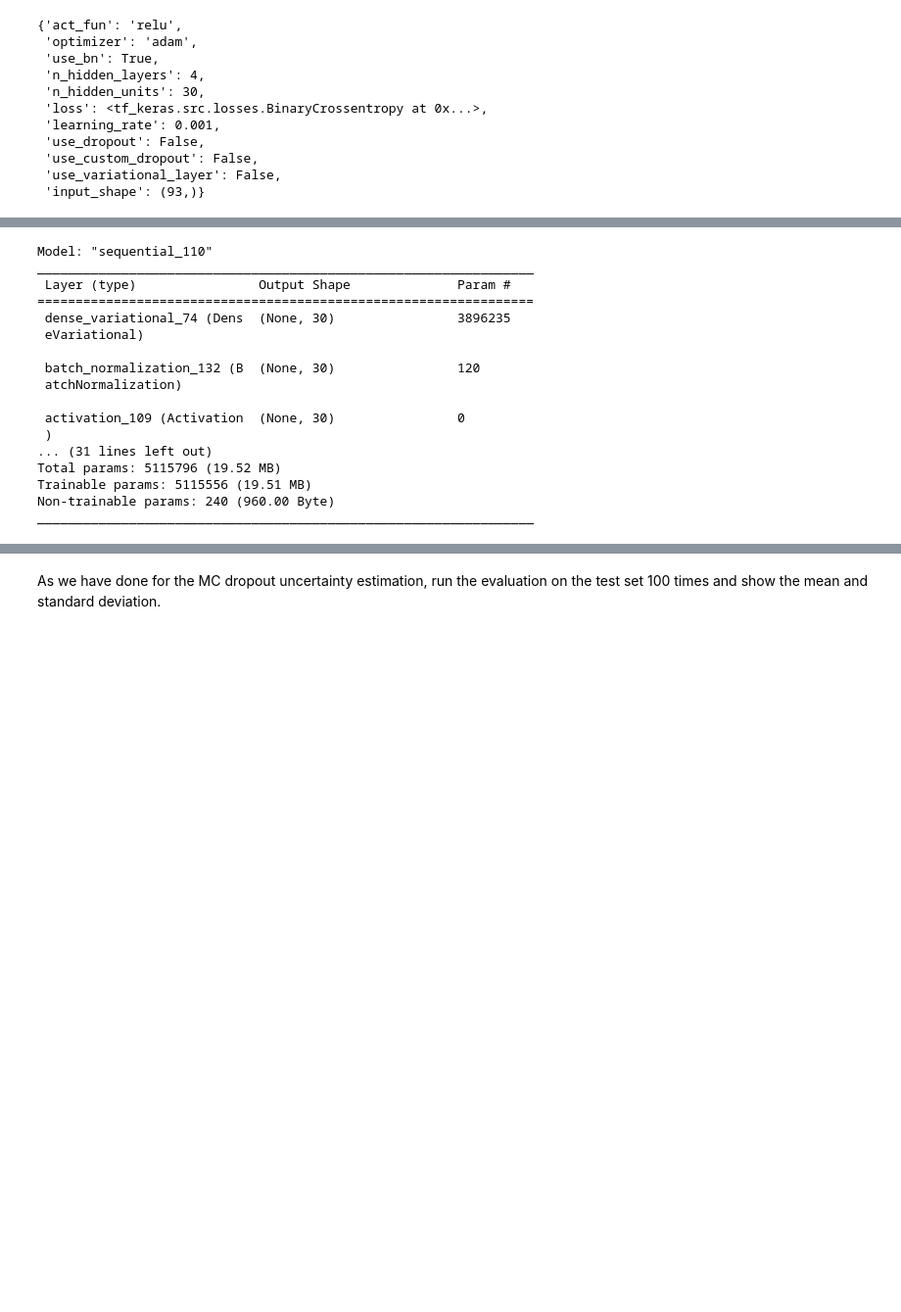
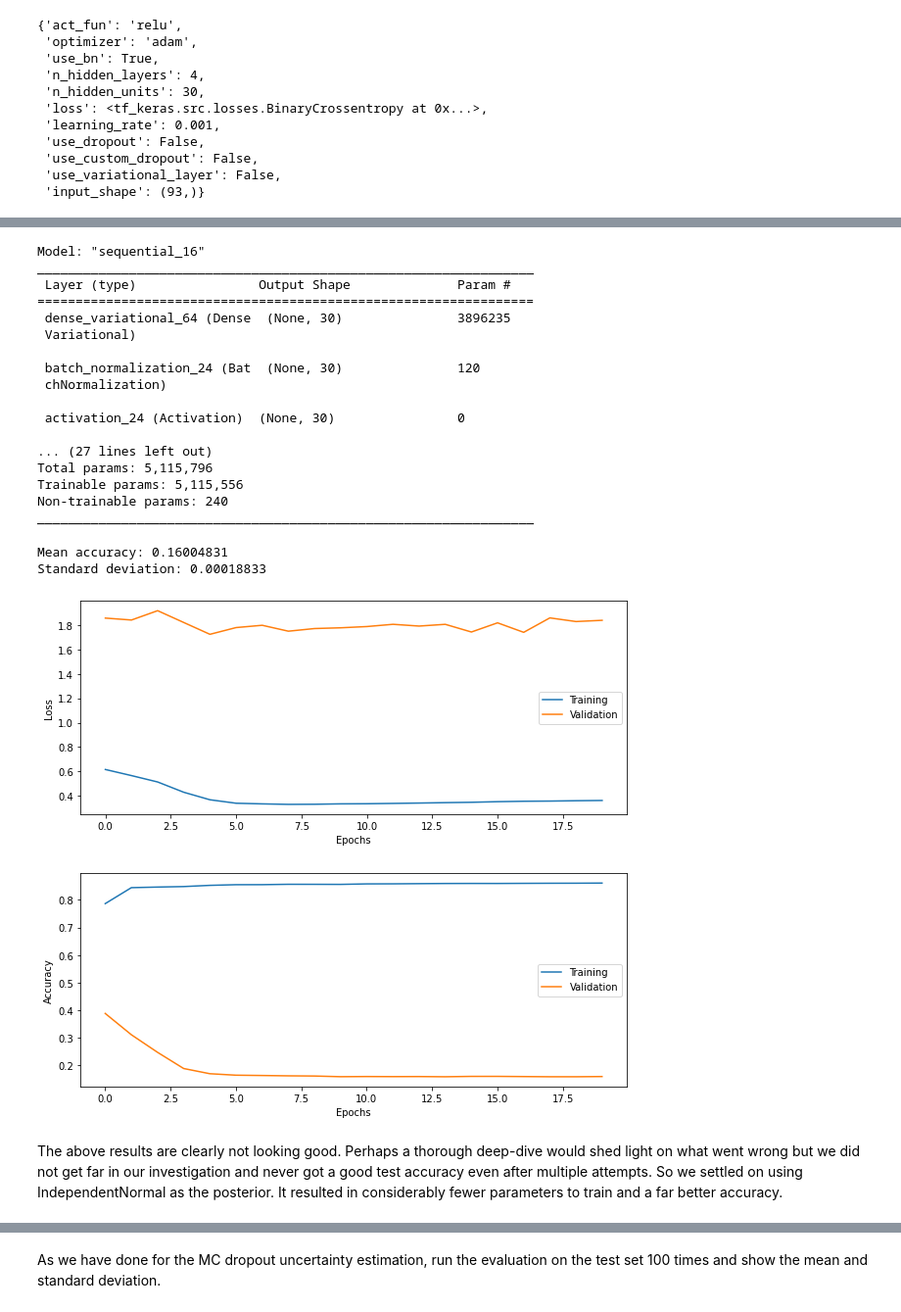
Before and after one commit to njmurov-ux/DLLabs, a Jupyter notebook: Lab 2/DNN_Lab.ipynb, the cells around one changed output, grey strips where cells are left out. Shown at 98% size. Cells and saved outputs as stored; diff of their text form; code cells hidden in the pictures; blank space fills up the shorter version.

Commit message:
Lab 2 - Use IndependentNormal as posterior

```diff
--- a/Lab 2/DNN_Lab.ipynb
+++ b/Lab 2/DNN_Lab.ipynb
@@ -1333,7 +1335,7 @@ from utilities import build_DNN
 
 # Your best training parameters
 batch_size = 256
-epochs = 50  # increased
+epochs = 20  # increased
 
 # Build and train model
 model11 = build_DNN(input_shape=best_config["input_shape"],
@@ -1343,10 +1345,11 @@ model11 = build_DNN(input_shape=best_config["input_shape"],
                     learning_rate=best_config["learning_rate"],
                     act_fun=best_config["act_fun"],
                     optimizer=best_config["optimizer"],
-                    use_bn=False,
+                    use_bn=best_config["use_bn"],
                     use_dropout=best_config["use_dropout"],
                     use_custom_dropout=best_config["use_custom_dropout"],
                     use_variational_layer=True,
+                    mean_field=False,
                     kl_weight=(1 / Xtrain.shape[0]))
 
 history11 = model11.fit(Xtrain, Ytrain,
@@ -1377,20 +1380,54 @@ Epoch 11/50
 # %%
 model11.summary()
 # %% [output]
-Model: "sequential_110"
+Model: "sequential_16"
 _________________________________________________________________
  Layer (type)                Output Shape              Param #
 =================================================================
- dense_variational_74 (Dens  (None, 30)                3896235
- eVariational)
+ dense_variational_64 (Dense  (None, 30)               3896235
+ Variational)
 
- batch_normalization_132 (B  (None, 30)                120
- atchNormalization)
+ batch_normalization_24 (Bat  (None, 30)               120
+ chNormalization)
 
- activation_109 (Activation  (None, 30)                0
- )
-... (31 lines left out)
-Total params: 5115796 (19.52 MB)
-Trainable params: 5115556 (19.51 MB)
-Non-trainable params: 240 (960.00 Byte)
+ activation_24 (Activation)  (None, 30)                0
+
+... (27 lines left out)
+Total params: 5,115,796
+Trainable params: 5,115,556
+Non-trainable params: 240
 _________________________________________________________________
+# %%
+# ============================================
+# === Your code here =========================
+# ============================================
+# Run the testing 100 times, and save the accuracies in an array
+
+n_runs = 10
+
+# Define where to save the test accuracies
+test_accuracies = []
+
+for _ in range(n_runs):
+    # predict the test set
+    pred = model11.evaluate(Xtest, Ytest, verbose=0, batch_size=8192)
+
+    # Save predictions
+    test_accuracies.append(pred[1])
+
+# Calculate and print mean and std of accuracies
+print("Mean accuracy: %.8f" % np.mean(test_accuracies))
+print("Standard deviation: %.8f" % np.std(test_accuracies))
+# ============================================
+# %% [output]
+Mean accuracy: 0.16004831
+Standard deviation: 0.00018833
+# %%
+from utilities import plot_results
+# Plot the history from the training run
+plot_results(history11)
+# %% [output]
+[figure, added]
+[figure, added]
+# %% [markdown]
+The above results are clearly not looking good. Perhaps a thorough deep-dive would shed light on what went wrong but we did not get far in our investigation and never got a good test accuracy even after multiple attempts. So we settled on using IndependentNormal as the posterior. It resulted in considerably fewer parameters to train and a far better accuracy.
```
Also changed, not shown: parts of 7 cells of this notebook, 1 other file.
